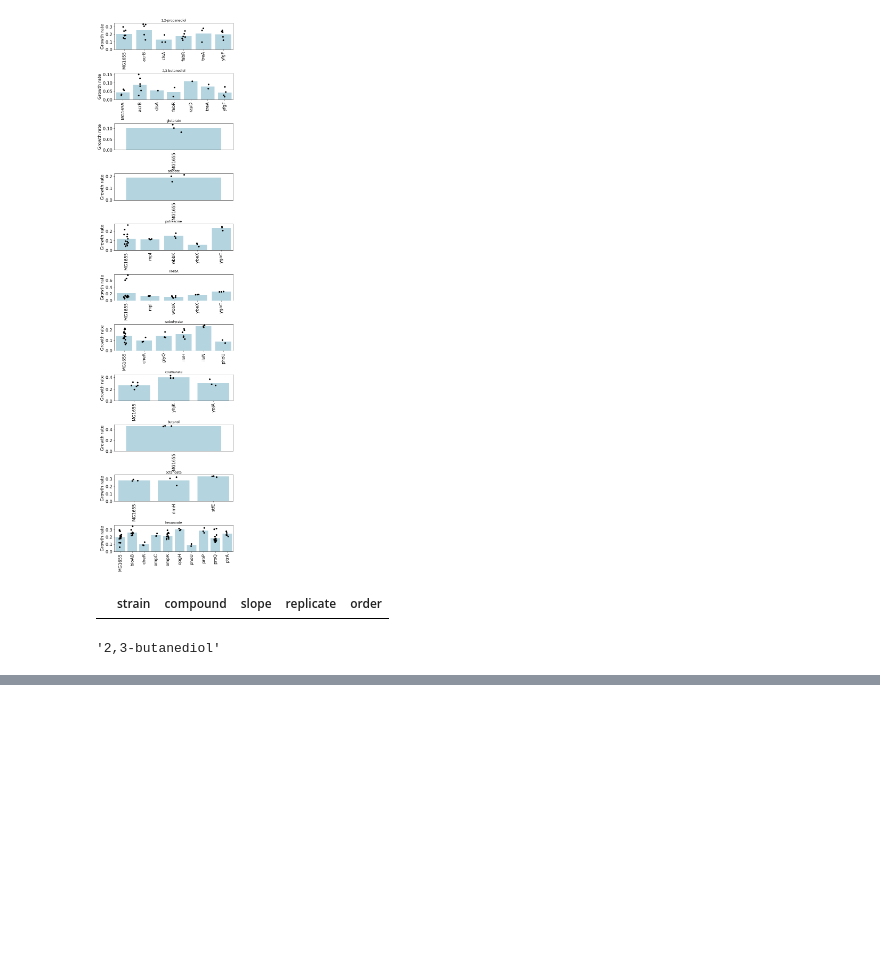
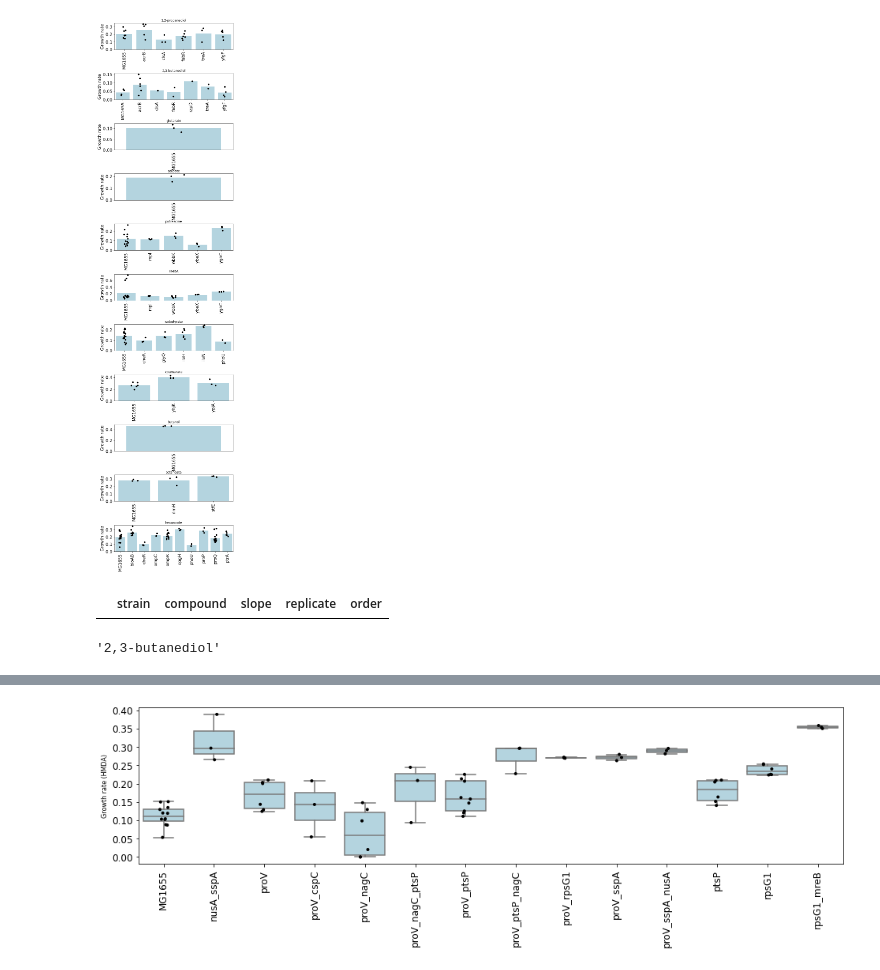
Before and after one commit to SBRG/Ecoli_chem_tol_ALE, a Jupyter notebook: Notebooks/FS5+6 - ALE and reconstructed strain tolerance.ipynb, the cells around one changed output, grey strips where cells are left out. Cells and saved outputs as stored; diff of their text form; code cells hidden in the pictures; blank space fills up the shorter version.

Commit message:
added example with using boxplots instead of barplots

```diff
--- a/Notebooks/FS5+6 - ALE and reconstructed strain tolerance.ipynb
+++ b/Notebooks/FS5+6 - ALE and reconstructed strain tolerance.ipynb
@@ -365,3 +369,29 @@ plt.savefig("../Plots/Supplementary Figure 6 - Reconstructed tolerance.svg")
+# %%
+comp_order=["HMDA"]
+plt.figure(figsize=[16, 80])
+
+for i, comp in enumerate(comp_order):
+    plt.subplot(12, 1, (i % 12)+1)
+    comp_df = recon_df[recon_df["compound"] == comp]
+    # comp_df = comp_df[comp_df["growth_rate"] != 0]
+    comp_df = pd.concat([
+        comp_df[comp_df["strain"] == "MG1655"],
+        comp_df[comp_df["strain"] != "MG1655"].sort_values("strain")
+    ])
+
+    # sbn.barplot(x="strain", y="slope", data=comp_df, errwidth=0, color="lightblue")
+    sbn.boxplot(x="strain", y="slope", data=comp_df, color="lightblue")
+    plt.xticks(rotation=90, fontsize=12)
+    sbn.stripplot(x="strain", y="slope", data=comp_df, color="black", size=4)
+    plt.xlabel("")
+    plt.ylabel("Growth rate ({})".format(prettify(comp)), fontsize=8)
+    plt.yticks(fontsize=12)
+
+
+plt.subplots_adjust(hspace=0.9)
+# plt.tight_layout()
+# %% [output]
+[figure, added]
 # %%
 comp_order=["octanoate"]
 plt.figure(figsize=[16, 80])
```
Also changed, not shown: parts of 14 cells of this notebook.
